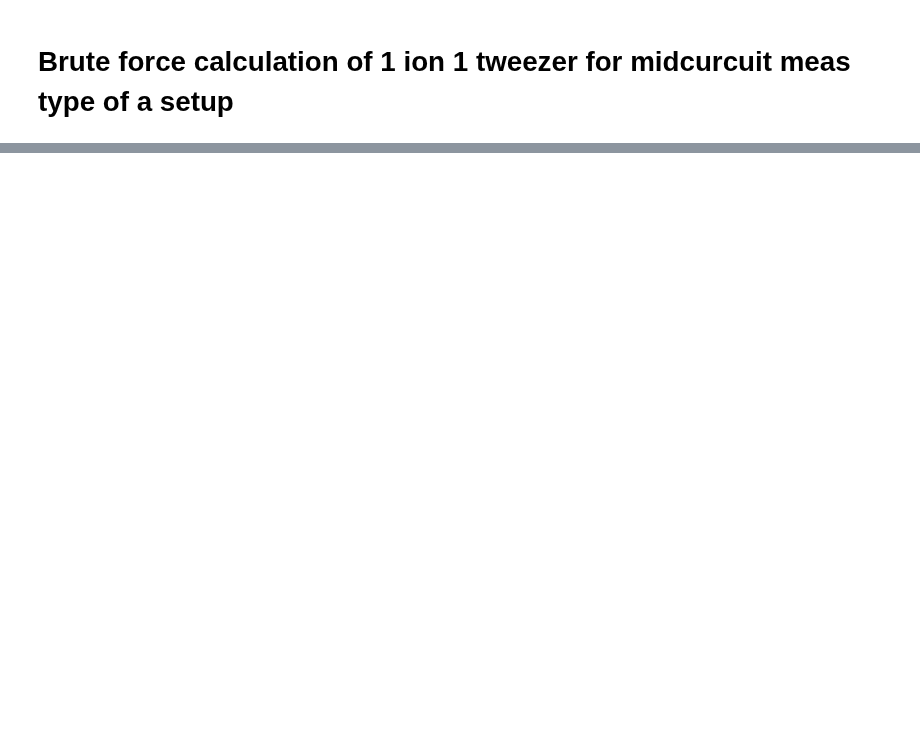
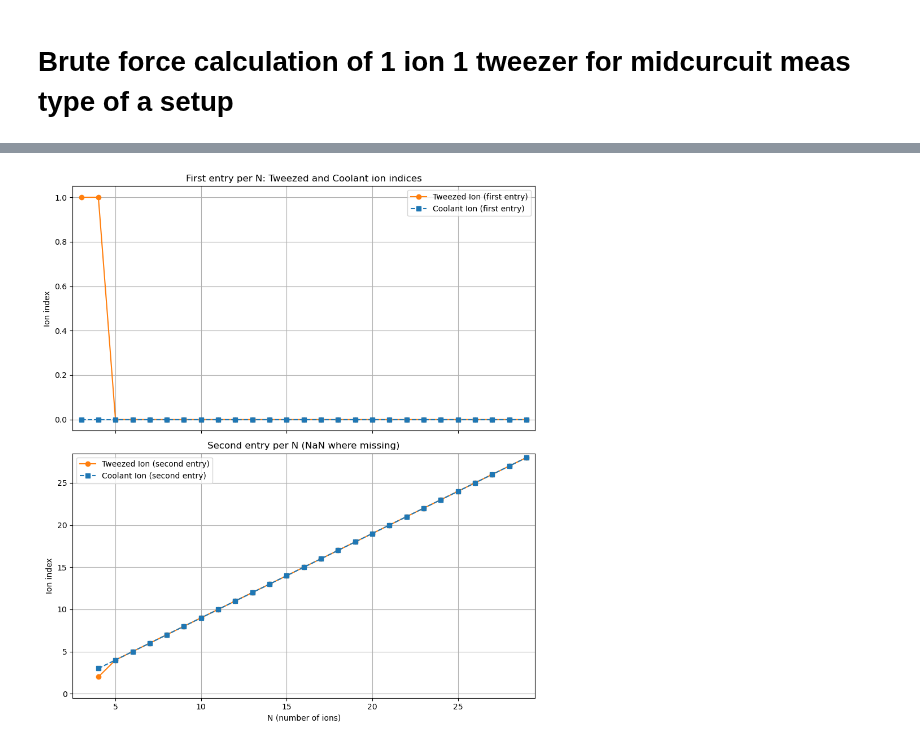
Before and after one commit to SQRLab/BladeRunner, a Jupyter notebook: Tweezers/SBC_Speedup.ipynb, the cells around one changed output, grey strips where cells are left out. Saved outputs shown, nothing was run; the diff lists cells and outputs as text; code cells hidden in the pictures; blank space fills up the shorter version.

```diff
--- a/Tweezers/SBC_Speedup.ipynb
+++ b/Tweezers/SBC_Speedup.ipynb
@@ -1117,0 +1258,91 @@ else:
+# %%
+# ...existing code...
+import numpy as np
+import matplotlib.pyplot as plt
+import pandas as pd
+
+def _get_df_for_N(many, combined, N):
+    if isinstance(many, list):
+        for n, item in many:
+            if n == N:
+                if isinstance(item, pd.DataFrame):
+                    return item.copy().reset_index(drop=True)
+                return None
+    if isinstance(combined, pd.DataFrame) and not combined.empty:
+        tmp = combined[combined['N'] == N]
+        if not tmp.empty:
+            return tmp.copy().reset_index(drop=True)
+    return None
+
+many = globals().get('many_N')
+combined = globals().get('combined_df')
+
+if isinstance(many, list) and many:
+    Ns = sorted({n for n, _ in many})
+elif isinstance(combined, pd.DataFrame) and not combined.empty and 'N' in combined.columns:
+    Ns = sorted(combined['N'].unique())
+else:
+    Ns = list(range(3, 30))
+
+Ns = list(Ns)
+first_t = []
+first_c = []
+second_t = []
+second_c = []
+
+for N in Ns:
+    df = _get_df_for_N(many, combined, N)
+    if df is None or df.empty:
+        first_t.append(np.nan); first_c.append(np.nan)
+        second_t.append(np.nan); second_c.append(np.nan)
+        continue
+
+    def safe_int(x):
+        try:
+            return int(x)
+        except Exception:
+            try:
+                return int(float(x))
+            except Exception:
+                return np.nan
+
+    # first entry (row 0)
+    r0 = df.iloc[0]
+    first_t.append(safe_int(r0.get('Tweezed Ion', np.nan)))
+    first_c.append(safe_int(r0.get('Coolant Ion', np.nan)))
+
+    # second entry (row 1) if available
+    if len(df) > 1:
+        r1 = df.iloc[1]
+        second_t.append(safe_int(r1.get('Tweezed Ion', np.nan)))
+        second_c.append(safe_int(r1.get('Coolant Ion', np.nan)))
+    else:
+        second_t.append(np.nan); second_c.append(np.nan)
+
+# Plot
+fig, axes = plt.subplots(2, 1, figsize=(9,10), sharex=True)
+
+axes[0].plot(Ns, first_t, marker='o', linestyle='-', color='C1', label='Tweezed Ion (first entry)')
+axes[0].plot(Ns, first_c, marker='s', linestyle='--', color='C0', label='Coolant Ion (first entry)')
+axes[0].set_ylabel('Ion index')
+axes[0].set_title('First entry per N: Tweezed and Coolant ion indices')
+axes[0].grid(True)
+axes[0].legend()
+
+axes[1].plot(Ns, second_t, marker='o', linestyle='-', color='C1', label='Tweezed Ion (second entry)')
+axes[1].plot(Ns, second_c, marker='s', linestyle='--', color='C0', label='Coolant Ion (second entry)')
+axes[1].set_xlabel('N (number of ions)')
+axes[1].set_ylabel('Ion index')
+axes[1].set_title('Second entry per N (NaN where missing)')
+axes[1].grid(True)
+axes[1].legend()
+
+plt.xlim(min(Ns)-0.5, max(Ns)+0.5)
+valid_vals = [v for v in (first_t + first_c + second_t + second_c) if not np.isnan(v)]
+if valid_vals:
+    plt.ylim(-0.5, max(valid_vals) + 0.5)
+
+plt.tight_layout()
+plt.show()
+# %% [output]
+[figure, added]
```
Also changed, not shown: parts of 29 cells of this notebook, 1 other file.
